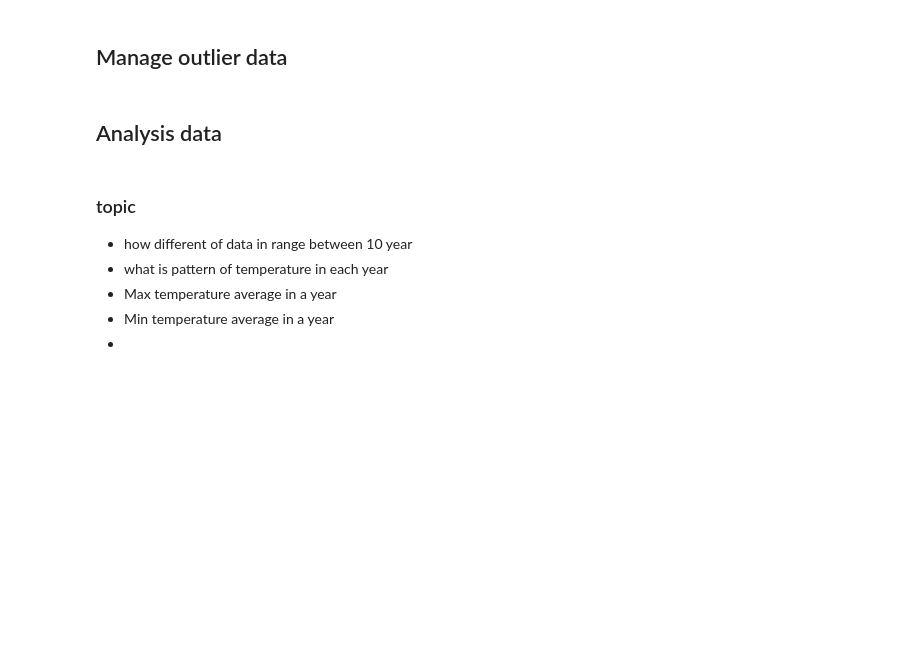
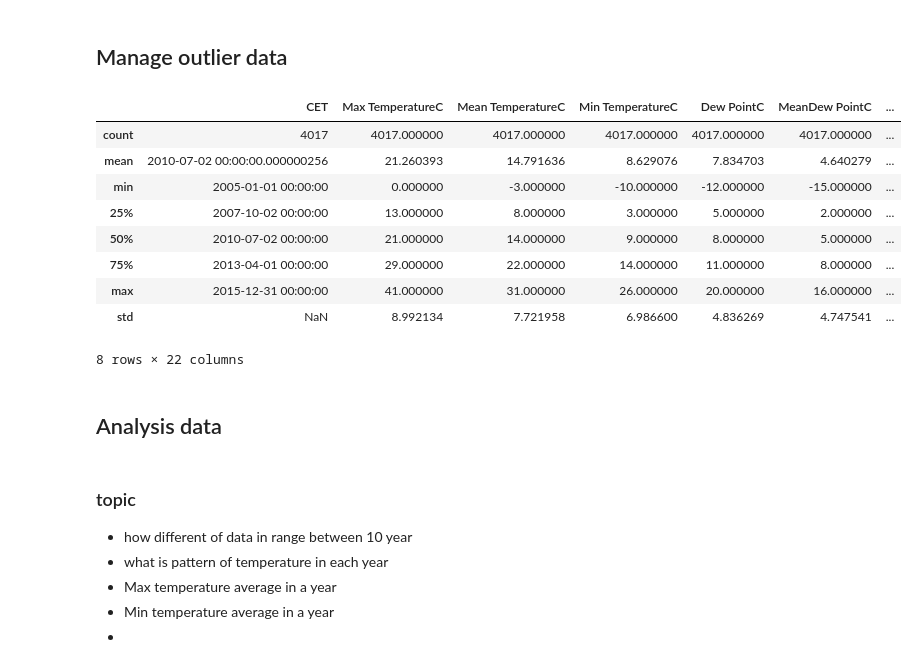
Before and after one commit to nnyPRO/Daily_Weather, a Jupyter notebook: code/analyze_data.ipynb, the cells around one changed output. Drawn from its saved outputs; the diff is of its cells as text; code cells hidden in the pictures; blank space fills up the shorter version.

Commit message:
data cleaning

```diff
--- a/code/analyze_data.ipynb
+++ b/code/analyze_data.ipynb
@@ -97,6 +113,7 @@ data
 | 6811 | 2015-12-31 | 12.0 | 10.0 | 7.0 | 10.0 | 8.0 | ... |
 6812 rows × 23 columns
 # %%
-# grouping by year that from 2010 - 2015
-focus_data = data['CET'].apply(lambda x: x.year() >= 2010)
+# select year from 2005 - 2015 that we interest
+focus_data = data[(data['CET'] >= '2005-01-01')]
+focus_data.info()
 # %% [output]
@@ -104,5 +155,18 @@ TypeError: 'int' object is not callable
 # %% [markdown]
 ## Manage outlier data
+# %%
+focus_data.describe()
+# %% [output]
+|  | CET | Max TemperatureC | Mean TemperatureC | Min TemperatureC | Dew PointC | MeanDew PointC | ... |
+| count | 4017 | 4017.000000 | 4017.000000 | 4017.000000 | 4017.000000 | 4017.000000 | ... |
+| mean | 2010-07-02 00:00:00.000000256 | 21.260393 | 14.791636 | 8.629076 | 7.834703 | 4.640279 | ... |
+| min | 2005-01-01 00:00:00 | 0.000000 | -3.000000 | -10.000000 | -12.000000 | -15.000000 | ... |
+| 25% | 2007-10-02 00:00:00 | 13.000000 | 8.000000 | 3.000000 | 5.000000 | 2.000000 | ... |
+| 50% | 2010-07-02 00:00:00 | 21.000000 | 14.000000 | 9.000000 | 8.000000 | 5.000000 | ... |
+| 75% | 2013-04-01 00:00:00 | 29.000000 | 22.000000 | 14.000000 | 11.000000 | 8.000000 | ... |
+| max | 2015-12-31 00:00:00 | 41.000000 | 31.000000 | 26.000000 | 20.000000 | 16.000000 | ... |
+| std | NaN | 8.992134 | 7.721958 | 6.986600 | 4.836269 | 4.747541 | ... |
+8 rows × 22 columns
 # %% [markdown]
 ## Analysis data
 # %% [markdown]
```
Also changed, not shown: parts of 7 cells of this notebook.
